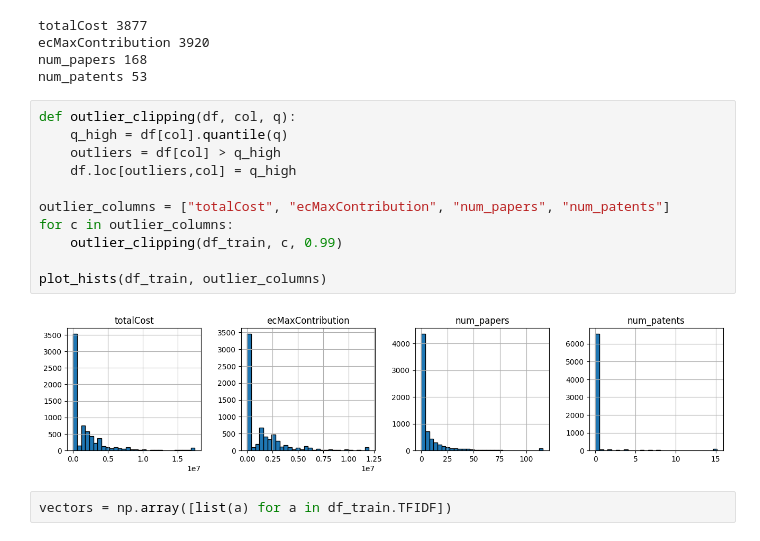
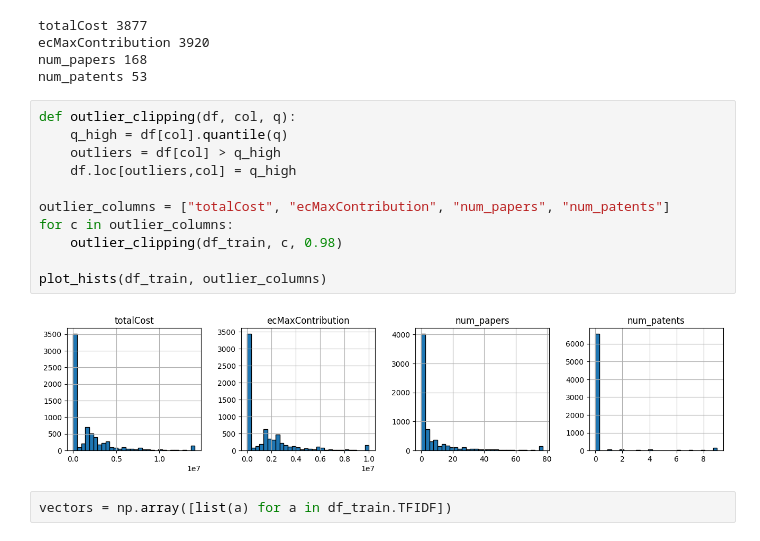
Before and after one commit to pabloqb2000/Master-Kaggle-1, a Jupyter notebook: data_analisys.ipynb, the cells around one changed output. Drawn from its saved outputs; the diff is of its cells as text.

```diff
--- a/data_analisys.ipynb
+++ b/data_analisys.ipynb
@@ -78,16 +78,16 @@ num_patents 53
 # %%
 def outlier_clipping(df, col, q):
     q_high = df[col].quantile(q)
     outliers = df[col] > q_high
     df.loc[outliers,col] = q_high
 
 outlier_columns = ["totalCost", "ecMaxContribution", "num_papers", "num_patents"]
 for c in outlier_columns:
-    outlier_clipping(df_train, c, 0.99)
+    outlier_clipping(df_train, c, 0.98)
 
 plot_hists(df_train, outlier_columns)
 # %% [output]
-[figure, old version]
+[figure, new version]
 # %%
 vectors = np.array([list(a) for a in df_train.TFIDF])
 # %%
```
Also changed, not shown: parts of 2 cells of this notebook, 6 other files.
